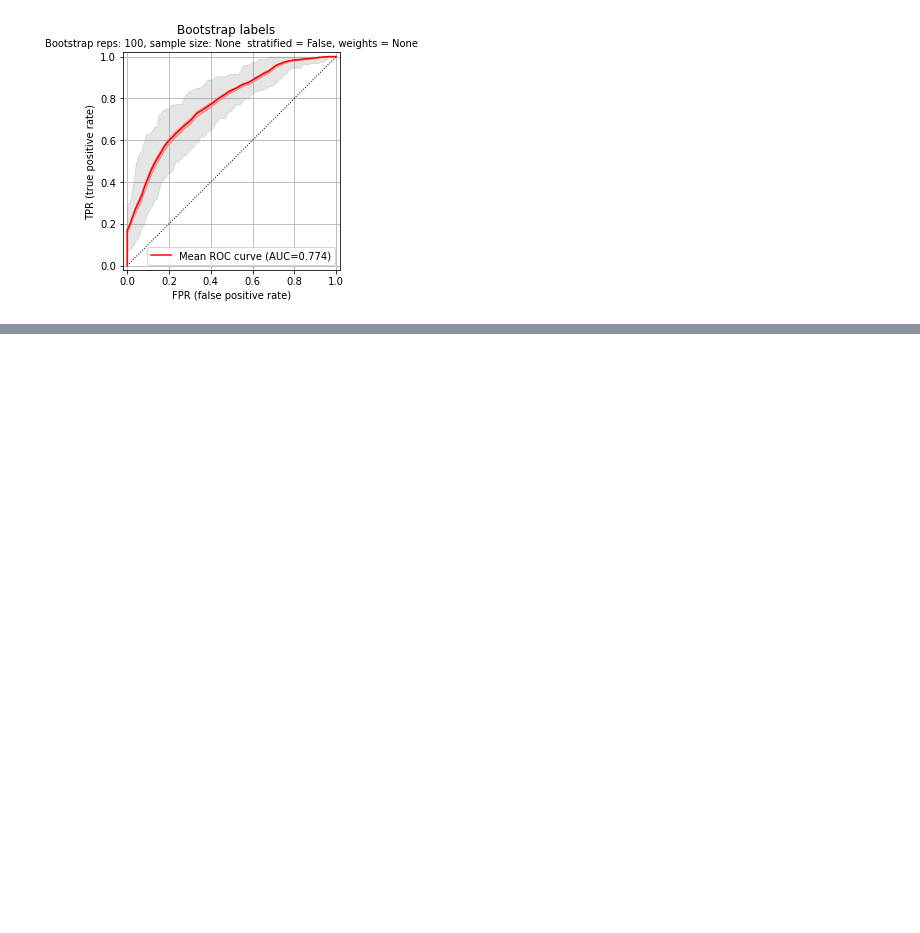
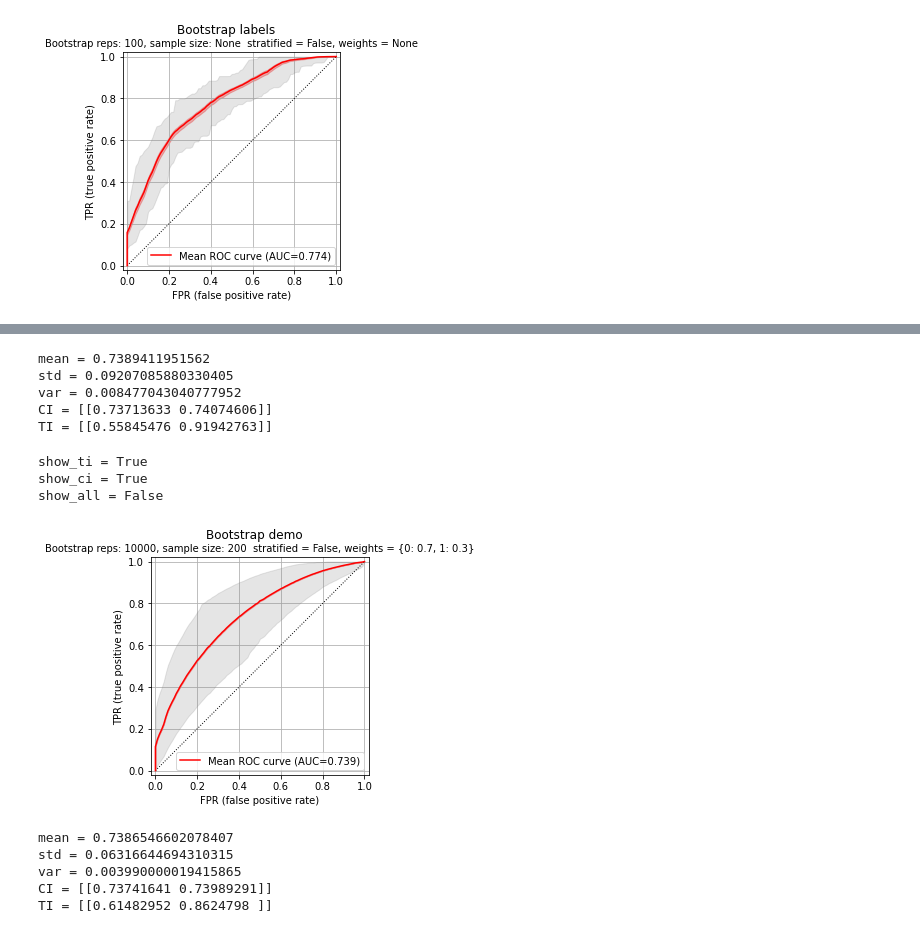
Before and after one commit to mykolesiko/git_utils_multiversion, a Jupyter notebook: roc_multi_3.ipynb, the cells around one changed output, grey strips where cells are left out. Saved outputs shown, nothing was run; the diff lists cells and outputs as text; code cells hidden in the pictures; blank space fills up the shorter version.

```diff
--- a/roc_multi_3.ipynb
+++ b/roc_multi_3.ipynb
@@ -413,0 +441,40 @@ TI = [[0.70830044 0.83945012]]
+# %%
+print(f"mean = {rets['auc_mean']}")
+print(f"std = {rets['auc_std']}")
+print(f"var = {rets['auc_std'] ** 2}")
+print(f"CI = {rets['auc95_ci']}")
+print(f"TI = {rets['auc95_ti']}")
+# %% [output]
+mean = 0.7389411951562
+std = 0.09207085880330405
+var = 0.008477043040777952
+CI = [[0.73713633 0.74074606]]
+TI = [[0.55845476 0.91942763]]
+# %%
+n_bootstrap = 10000
+rets = ru.plot_roc_bootstrap(y_score_all, y_true,
+                      n_bootstrap=n_bootstrap,
+                      n_samples = 200,
+                      stratified = False,
+                      weights = {0 : 0.7, 1 : 0.3},
+                      title="Bootstrap demo",
+                      multi = "Classes",
+                      num_classes_or_labels = 2)
+plt.show()
+# %% [output]
+show_ti = True
+show_ci = True
+show_all = False
+[figure, added]
+# %%
+print(f"mean = {rets['auc_mean']}")
+print(f"std = {rets['auc_std']}")
+print(f"var = {rets['auc_std'] ** 2}")
+print(f"CI = {rets['auc95_ci']}")
+print(f"TI = {rets['auc95_ti']}")
+# %% [output]
+mean = 0.7386546602078407
+std = 0.06316644694310315
+var = 0.003990000019415865
+CI = [[0.73741641 0.73989291]]
+TI = [[0.61482952 0.8624798 ]]
```
Also changed, not shown: parts of 19 cells of this notebook, 2 other files.
